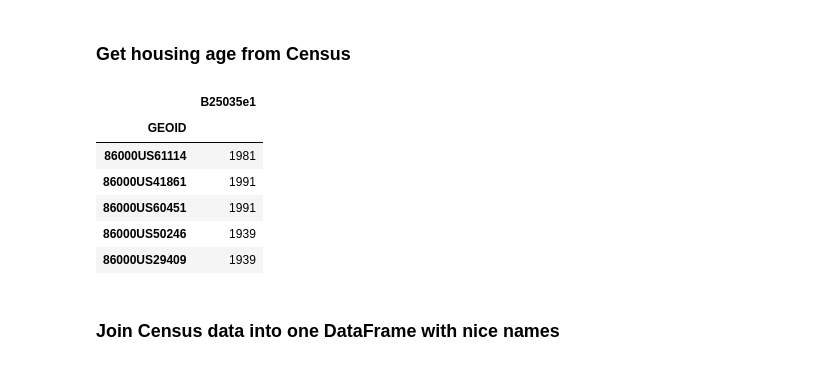
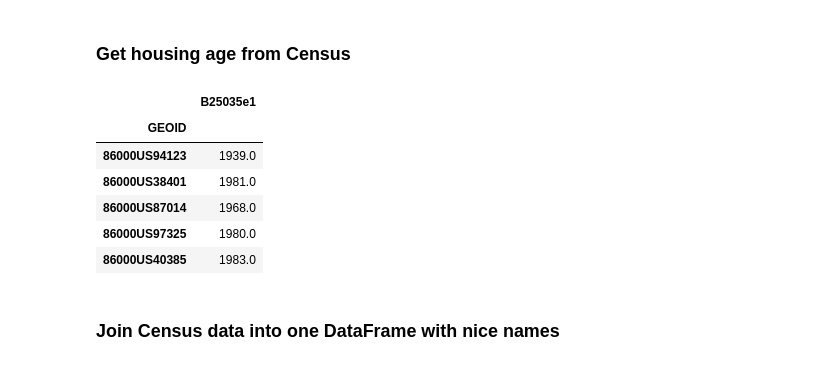
Before and after one commit to manifestlifeinc/open-data, a Jupyter notebook: samples/urbanity.ipynb, the cells around one changed output. Saved outputs shown, nothing was run; the diff lists cells and outputs as text; code cells hidden in the pictures.

Commit message:
use unzipped data set

```diff
--- a/samples/urbanity.ipynb
+++ b/samples/urbanity.ipynb
@@ -67,18 +67,18 @@ pop_df.head()
 # %% [markdown]
 ### Get housing age from Census
 # %%
-housing_df = pd.read_csv('http://opendata.mybluemix.net/uscensus/x25_housing.csv.gz', compression='gzip',
+housing_df = pd.read_csv('file:///Users/rajrsingh/workspace/opendata-service/data/x25_housing.csv.gz', compression='gzip',
                      usecols=['GEOID','B25035e1'], dtype={"GEOID": np.str})
 housing_df = housing_df.set_index('GEOID')
 housing_df.sample(5)
 # %% [output]
 |  | B25035e1 |
 | GEOID |  |
-| 86000US61114 | 1981 |
-| 86000US41861 | 1991 |
-| 86000US60451 | 1991 |
-| 86000US50246 | 1939 |
-| 86000US29409 | 1939 |
+| 86000US94123 | 1939.0 |
+| 86000US38401 | 1981.0 |
+| 86000US87014 | 1968.0 |
+| 86000US97325 | 1980.0 |
+| 86000US40385 | 1983.0 |
 # %% [markdown]
 ### Join Census data into one DataFrame with nice names
 # %%
```
Also changed, not shown: parts of 9 cells of this notebook, 3 other files.
